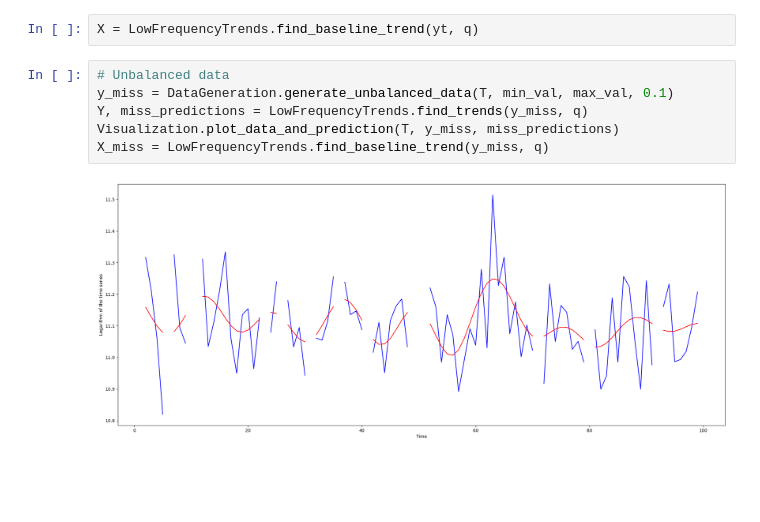
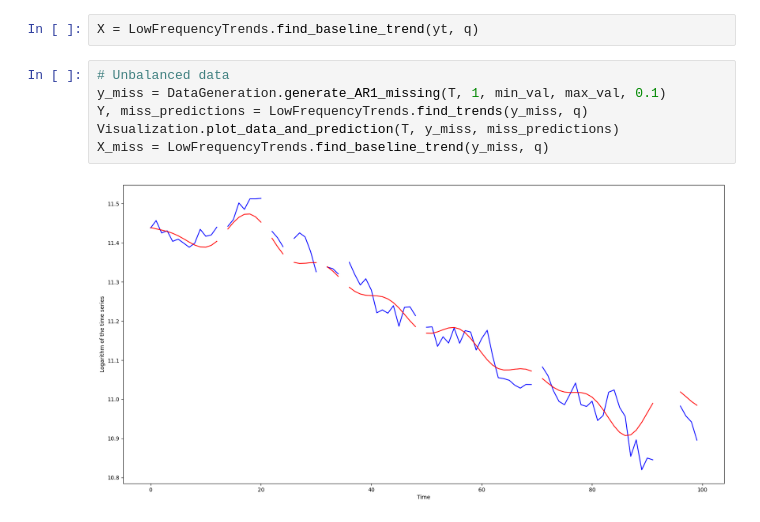
Before and after one commit to GeorgeKontos14/Economy-and-Population-Growth, a Jupyter notebook: EstimateData.ipynb, the cells around one changed output. Saved outputs shown, nothing was run; the diff lists cells and outputs as text; blank space fills up the shorter version.

Commit message:
Changed data generation so that time series are generated as AR(1) processes

```diff
--- a/EstimateData.ipynb
+++ b/EstimateData.ipynb
@@ -24,9 +24,9 @@ Visualization.plot_data_and_prediction(T, yt, predictions)
 X = LowFrequencyTrends.find_baseline_trend(yt, q)
 # %%
 # Unbalanced data
-y_miss = DataGeneration.generate_unbalanced_data(T, min_val, max_val, 0.1)
+y_miss = DataGeneration.generate_AR1_missing(T, 1, min_val, max_val, 0.1)
 Y, miss_predictions = LowFrequencyTrends.find_trends(y_miss, q)
 Visualization.plot_data_and_prediction(T, y_miss, miss_predictions)
 X_miss = LowFrequencyTrends.find_baseline_trend(y_miss, q)
 # %% [output]
-[figure, old version]
+[figure, new version]
```
Also changed, not shown: parts of 3 cells of this notebook, 3 other files.
